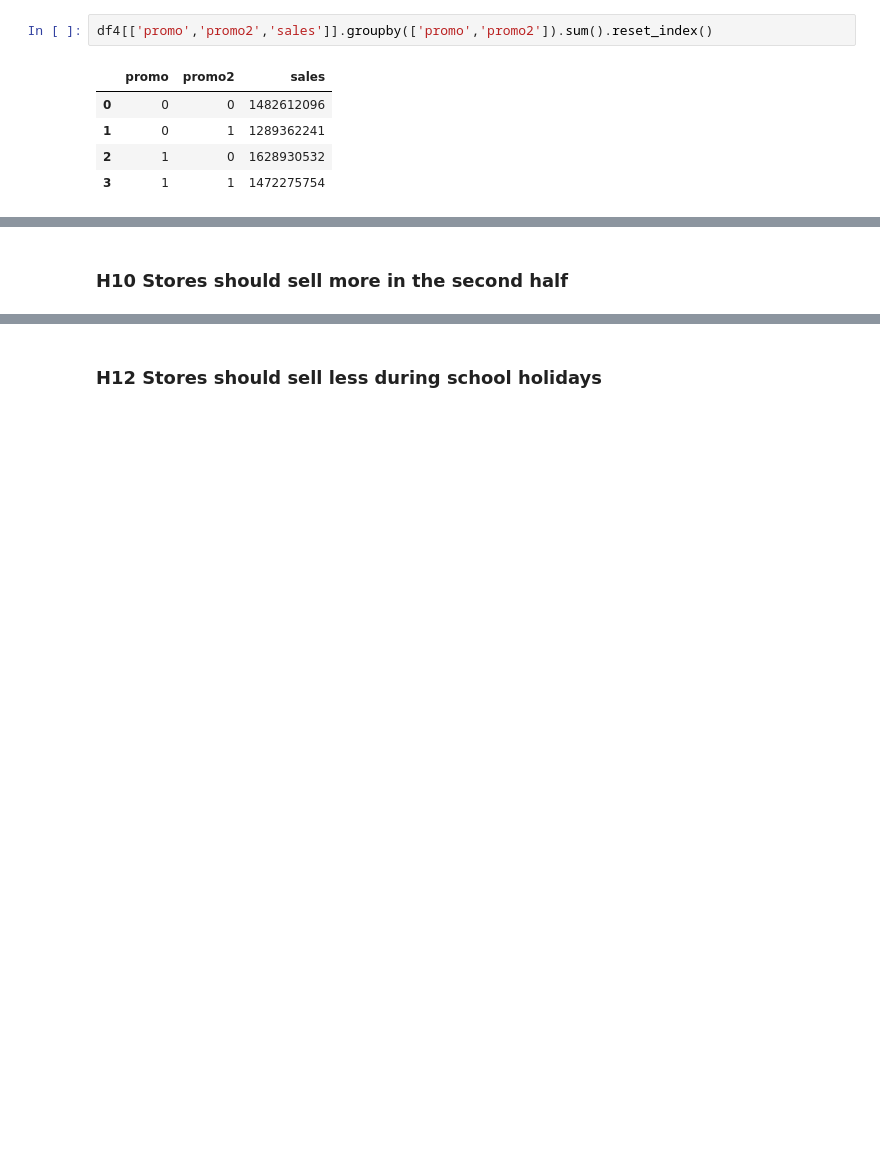
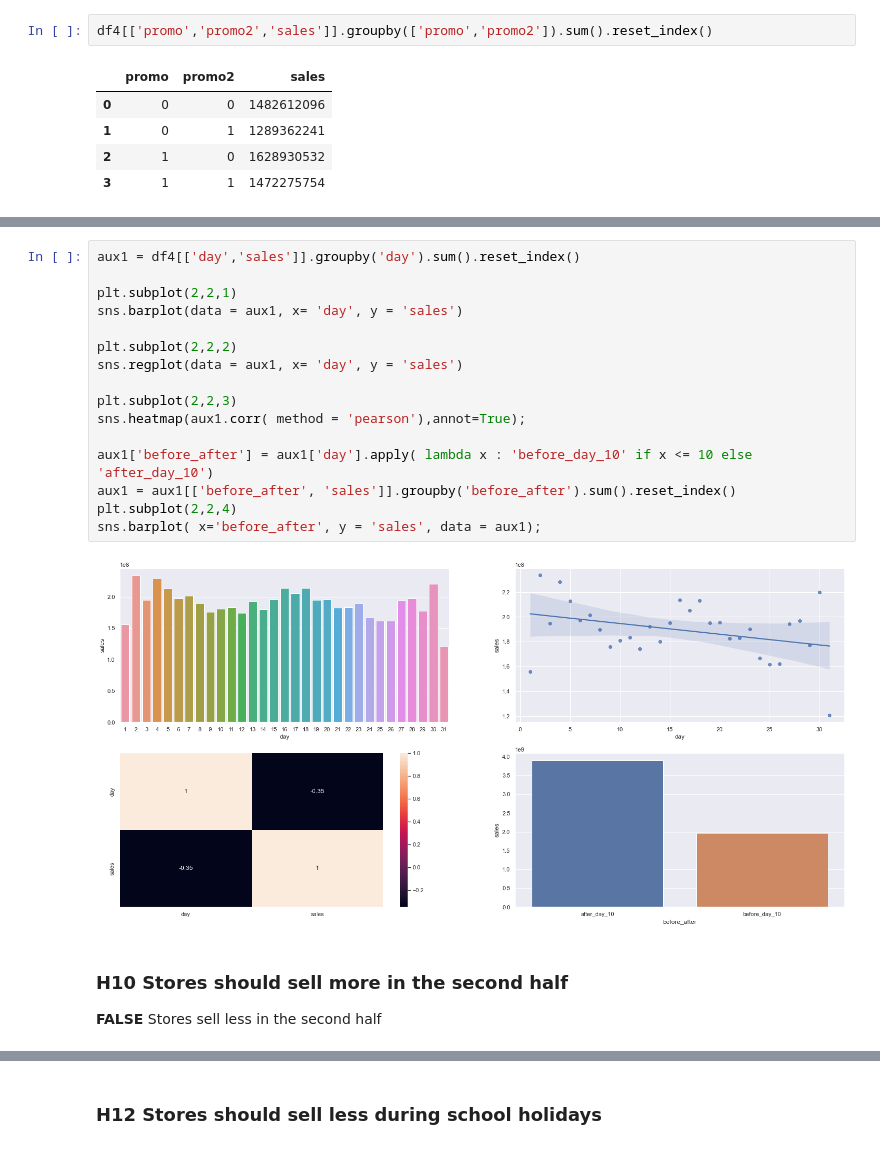
Before and after one commit to 70HNM4C13L/rossmann_store_sales, a Jupyter notebook: m04_01_store-sales_predction.ipynb, the cells around one changed output, grey strips where cells are left out. Saved outputs shown, nothing was run; the diff lists cells and outputs as text; blank space fills up the shorter version.

```diff
--- a/m04_01_store-sales_predction.ipynb
+++ b/m04_01_store-sales_predction.ipynb
@@ -497,2 +503,21 @@ ax.legend(labels = (['traditional and extended','extended']))
+# %%
+aux1 = df4[['day','sales']].groupby('day').sum().reset_index()
+
+plt.subplot(2,2,1)
+sns.barplot(data = aux1, x= 'day', y = 'sales')
+
+plt.subplot(2,2,2)
+sns.regplot(data = aux1, x= 'day', y = 'sales')
+
+plt.subplot(2,2,3)
+sns.heatmap(aux1.corr( method = 'pearson'),annot=True);
+
+aux1['before_after'] = aux1['day'].apply( lambda x : 'before_day_10' if x <= 10 else 'after_day_10')
+aux1 = aux1[['before_after', 'sales']].groupby('before_after').sum().reset_index()
+plt.subplot(2,2,4)
+sns.barplot( x='before_after', y = 'sales', data = aux1);
+# %% [output]
+[figure, added]
 # %% [markdown]
 ### H10 Stores should sell more in the second half
+**FALSE** Stores sell less in the second half
```
Also changed, not shown: parts of 14 cells of this notebook.
